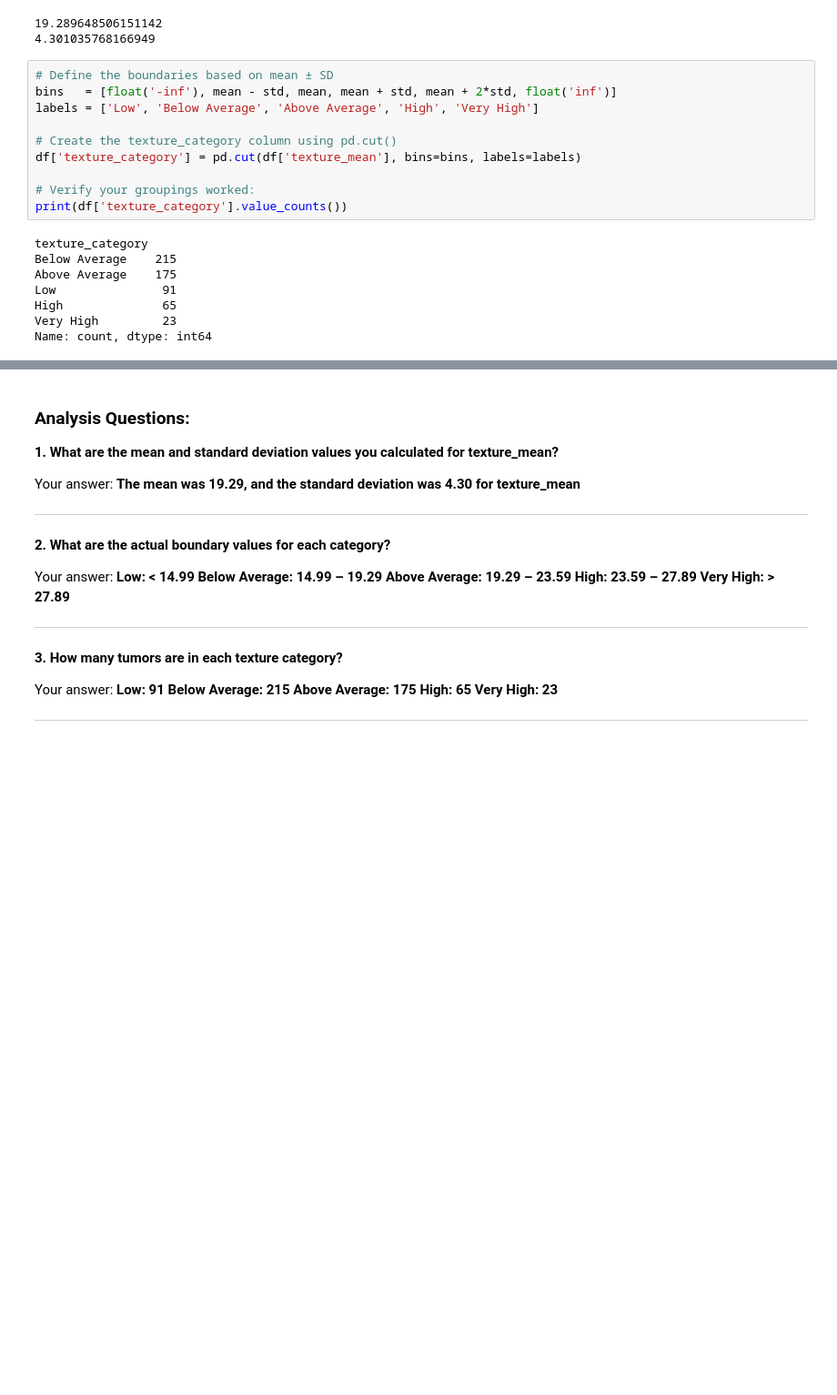
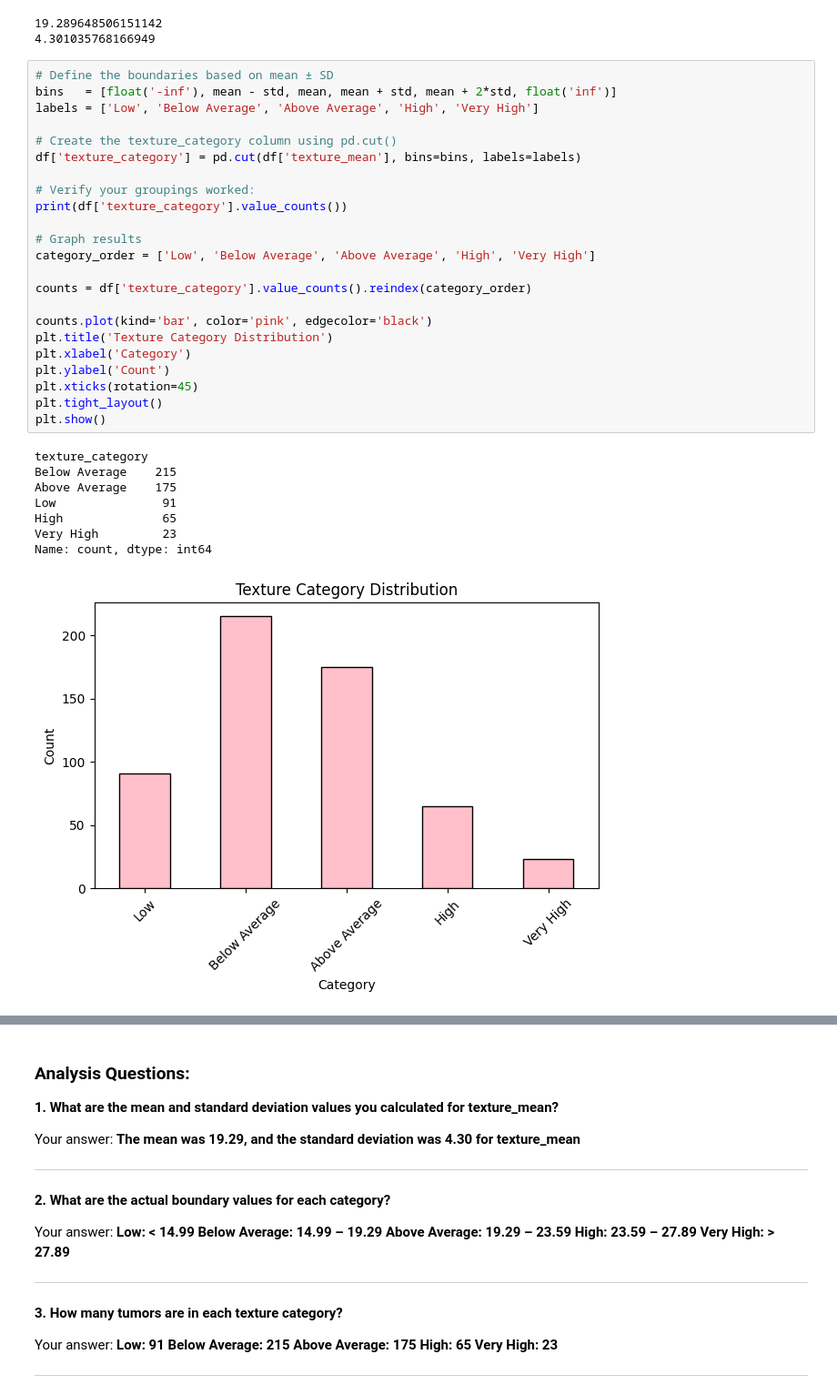
Before and after one commit to niyatis13/I320M_project1, a Jupyter notebook: Project1_Assignment_Exercises.ipynb, the cells around one changed output, grey strips where cells are left out. Shown at 91% size. Cells and saved outputs as stored; diff of their text form; blank space fills up the shorter version.

```diff
--- a/Project1_Assignment_Exercises.ipynb
+++ b/Project1_Assignment_Exercises.ipynb
@@ -479,21 +480,35 @@ print(std)
 # %%
 # Define the boundaries based on mean ± SD
 bins   = [float('-inf'), mean - std, mean, mean + std, mean + 2*std, float('inf')]
 labels = ['Low', 'Below Average', 'Above Average', 'High', 'Very High']
 
 # Create the texture_category column using pd.cut()
 df['texture_category'] = pd.cut(df['texture_mean'], bins=bins, labels=labels)
 
 # Verify your groupings worked:
 print(df['texture_category'].value_counts())
+
+# Graph results
+category_order = ['Low', 'Below Average', 'Above Average', 'High', 'Very High']
+
+counts = df['texture_category'].value_counts().reindex(category_order)
+
+counts.plot(kind='bar', color='pink', edgecolor='black')
+plt.title('Texture Category Distribution')
+plt.xlabel('Category')
+plt.ylabel('Count')
+plt.xticks(rotation=45)
+plt.tight_layout()
+plt.show()
 # %% [output]
 texture_category
 Below Average    215
 Above Average    175
 Low               91
 High              65
 Very High         23
 Name: count, dtype: int64
+[figure, added]
 # %%
 # Calculate malignancy rate by texture category:
 malignancy_rate = pd.crosstab(df['texture_category'], df['diagnosis'], normalize='index').round(3) * 100
```
Also changed, not shown: parts of 2 cells of this notebook.
